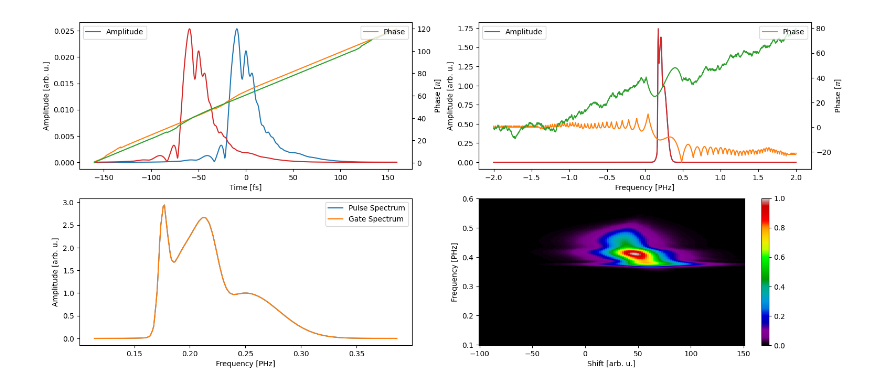
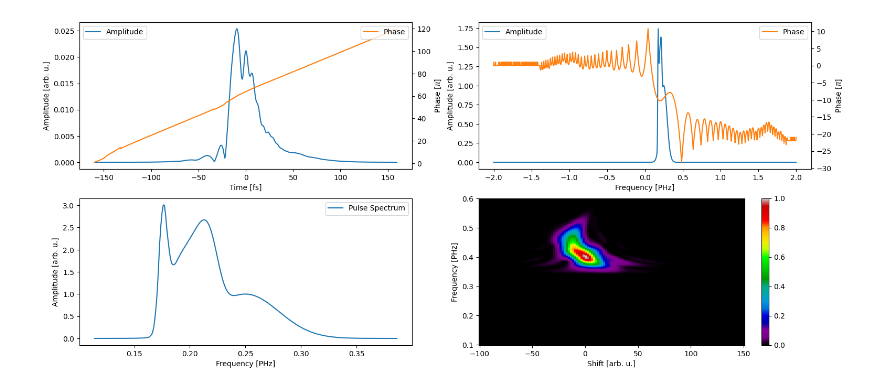
Before and after one commit to matillda123/Pulse-Retrieval-with-JAX, a Jupyter notebook: _usage_example.ipynb, the cells around one changed output. Drawn from its saved outputs; the diff is of its cells as text; code cells hidden in the pictures.

```diff
--- a/_usage_example.ipynb
+++ b/_usage_example.ipynb
@@ -16,9 +16,9 @@ phase0 = PolynomialPhase(None, (0,10,20,-30))
 phase1 = PolynomialPhase(None, (0,60,20,-30))
 
 mp = MakeTrace(N=128*10, f_max=2)
-time, pulse_t, frequency, pulse_f = mp.generate_pulse((amp0,phase0))
+time, frequency, pulse_t, pulse_f = mp.generate_pulse((amp0,phase0))
 
-_, _, frequency_gate, pulse_f_gate = mp.generate_pulse((amp0,phase1))
+_, frequency_gate, _, pulse_f_gate = mp.generate_pulse((amp0,phase1))
 
 
 # import refractiveindex
@@ -31,11 +31,11 @@ _, _, frequency_gate, pulse_f_gate = mp.generate_pulse((amp0,phase1))
 
 from pulsedjax import get_spectral_filter
 
-spectral_filter = get_spectral_filter("lorentzian", frequency, (1,0.2,0.01,1), material_thickness=2)
+spectral_filter = get_spectral_filter("lorentzian", frequency, (1,0.2,0.05,1), material_thickness=2)
 
 
 delay = jnp.linspace(-100,150,128)
 delay, frequency_trace, trace, spectra = mp.generate_tdp(time, frequency, pulse_t, pulse_f, "shg", delay, spectral_filter,
                                                          frequency_range=(0.1,0.6), N=128*2,
-                                                         cross_correlation=True, gate=(frequency_gate, pulse_f_gate))
+                                                         cross_correlation=False, gate=(frequency_gate, pulse_f_gate))
 # %% [output]
@@ -42,3 +43,3 @@ delay, frequency_trace, trace, spectra = mp.generate_tdp(time, frequency, pulse_
-[figure, old version]
+[figure, new version]
 # %%
 from pulsedjax.utilities import do_interpolation_1d
```
Also changed, not shown: parts of 9 cells of this notebook, 39 other files.
